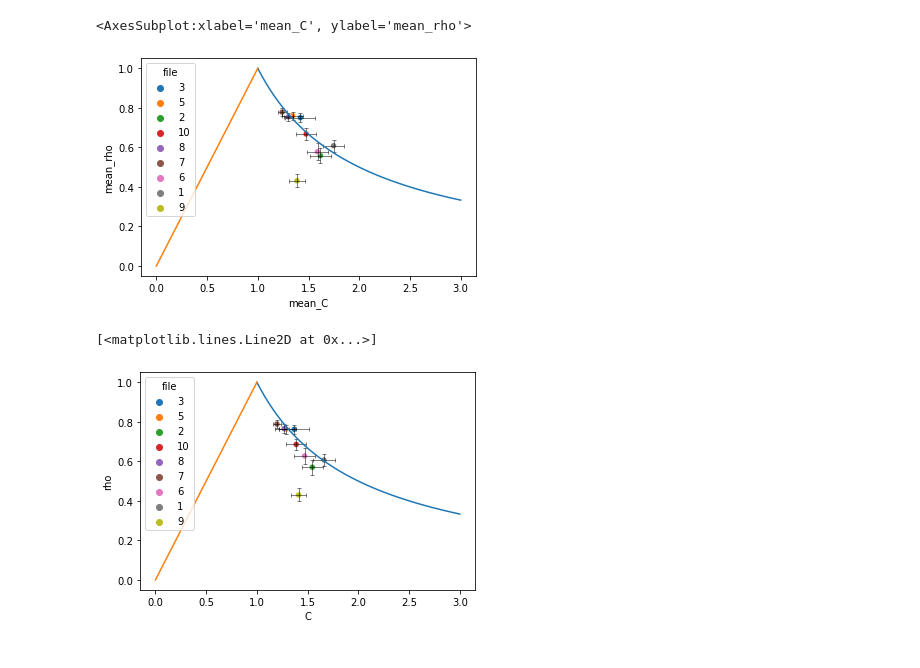
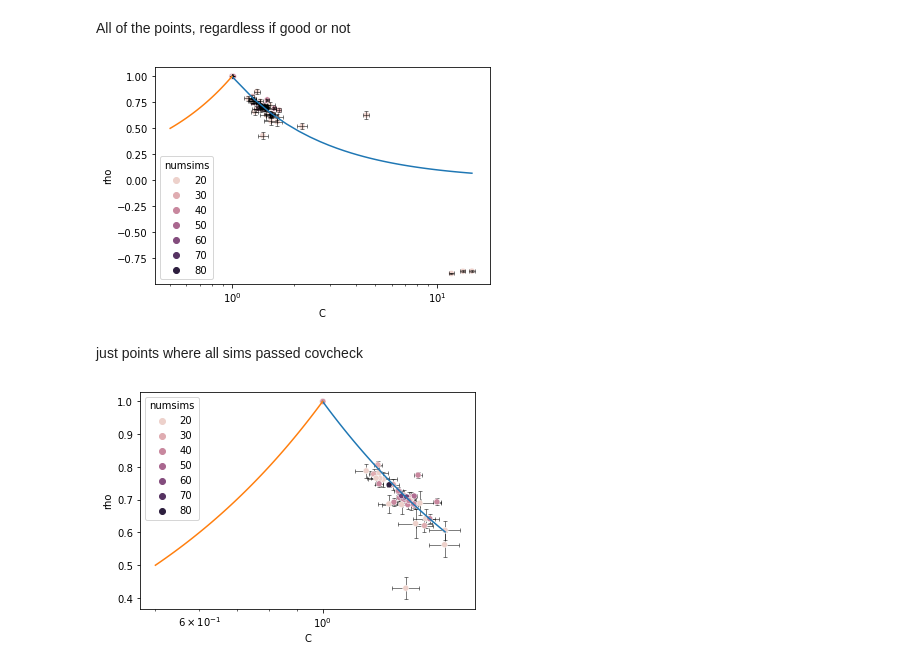
Before and after one commit to s-iyengar/StochFiniteDiffs, a Jupyter notebook: nofb_pointsplot.ipynb, the cells around one changed output. Cells and saved outputs as stored; diff of their text form; code cells hidden in the pictures.

```diff
--- a/nofb_pointsplot.ipynb
+++ b/nofb_pointsplot.ipynb
@@ -21,4 +21,4 @@ def joinedbootstrap(experimentdata,n):
         sample = bootstrap_gen(experimentdata)
         rhos.append(xycorr(sample))
         Cs.append(CVratio(sample))
-    return np.std(rhos),np.std(Cs)
+    return np.std(Cs)/np.sqrt(len(experimentdata)),np.std(rhos)/np.sqrt(len(experimentdata))
@@ -36,37 +63,42 @@ byfile = df[["<x>","<y>","file"]].groupby("file")
 # %%
-cols = ["file","C","rho","std_rho","std_C","mean_rho","mean_C"]
+cols = ["file","C","rho","std_rho","std_C","covcheck","numsims"]
 pertdata = pd.DataFrame(columns=cols)
-excluded = ["4"]
-for number in df['file'].unique():
-    if number not in excluded:
-        #isolate data by parameter set
-        experimentdata = df[df["file"] == number]
-        #calculate quantity
-        rho = xycorr(experimentdata)
-        C_val = CVratio(experimentdata)
-        #estimate standard error by bootstrapping
-        std_rho,mean_rho = bootstrap_stderr_mean(experimentdata,xycorr,1000)
-        std_Cval,mean_Cval = bootstrap_stderr_mean(experimentdata,CVratio,1000)
+df
+for f in df['file'].unique():
+    #isolate data by parameter set
+    experimentdata = df[df["file"] == f]
+    #Total sims in the point
+    nsims = len(experimentdata)
+    #number of sims in data that didn't reach cov balance
+    ncov = len(experimentdata[experimentdata["covcheck"]==False])
+    #calculate quantity
+    rho = xycorr(experimentdata)
+    C_val = CVratio(experimentdata)
+    #estimate standard error by bootstrapping
+    std_Cval,std_rho = joinedbootstrap(experimentdata,5000)
 
-        df2 = pd.DataFrame([[number,C_val,rho,std_rho,std_Cval,mean_rho,mean_Cval]], columns= cols)
-        pertdata = pd.concat([pertdata,df2])
+    df2 = pd.DataFrame([[f,C_val,rho,std_rho,std_Cval,ncov,nsims]], columns= cols)
+    pertdata = pd.concat([pertdata,df2])
+# %% [markdown]
+All of the points, regardless if good or not
 # %%
-
-plt.errorbar(y="mean_rho", x="mean_C", xerr="std_C",
+sns.scatterplot(data=pertdata,x="C",y="rho",hue='numsims')
+plt.errorbar(y="rho", x="C", xerr="std_C",
               yerr="std_rho", elinewidth=0.5,data=pertdata, label=None, capsize=2, capthick=0.5,color='k',fmt='none')
-
-plt.plot(np.linspace(1,3),1/np.linspace(1,3))
-plt.plot(np.linspace(0,1),np.linspace(0,1))
-sns.scatterplot(data=pertdata,x="mean_C",y="mean_rho",hue="file")
+plt.plot(np.linspace(1,pertdata["C"].max()),1/np.linspace(1,pertdata["C"].max()))
+plt.plot(np.linspace(0.5,1),np.linspace(0.5,1))
+plt.xscale('log')
 # %% [output]
-<AxesSubplot:xlabel='mean_C', ylabel='mean_rho'>
-[figure, old version]
+[figure, new version]
+# %% [markdown]
+just points where all sims passed covcheck
 # %%
-sns.scatterplot(data=pertdata,x="C",y="rho",hue="file")
+cleared = pertdata[pertdata["covcheck"]==0]
+sns.scatterplot(data=cleared,x="C",y="rho",hue='numsims')
 plt.errorbar(y="rho", x="C", xerr="std_C",
-              yerr="std_rho", elinewidth=0.5,data=pertdata, label=None, capsize=2, capthick=0.5,color='k',fmt='none')
-plt.plot(np.linspace(1,3),1/np.linspace(1,3))
-plt.plot(np.linspace(0,1),np.linspace(0,1))
+              yerr="std_rho", elinewidth=0.5,data=cleared, label=None, capsize=2, capthick=0.5,color='k',fmt='none',zorder=-1)
+plt.plot(np.linspace(1,cleared["C"].max()),1/np.linspace(1,cleared["C"].max()))
+plt.plot(np.linspace(0.5,1),np.linspace(0.5,1))
+plt.xscale('log')
 # %% [output]
-[<matplotlib.lines.Line2D at 0x...>]
-[figure, old version]
+[figure, new version]
```
Also changed, not shown: parts of 23 cells of this notebook, 2 other files.
